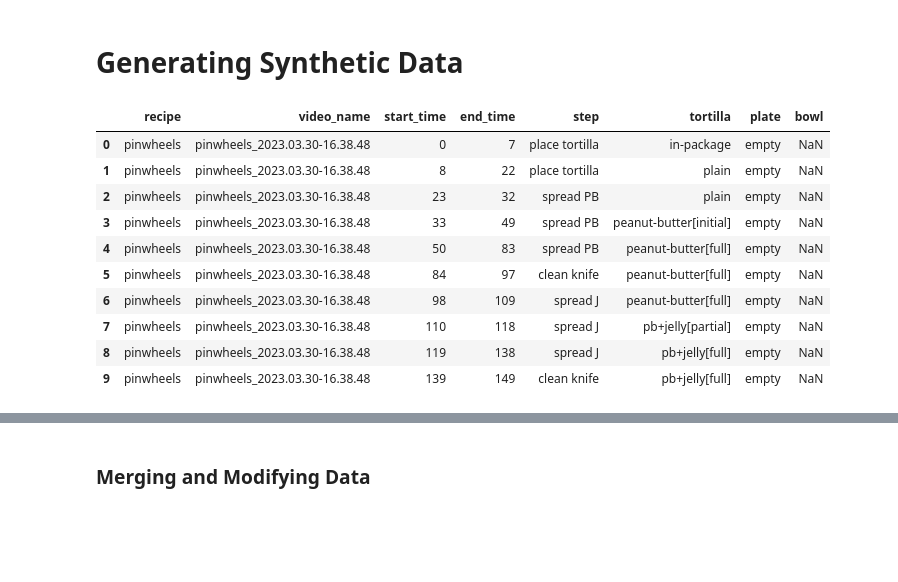
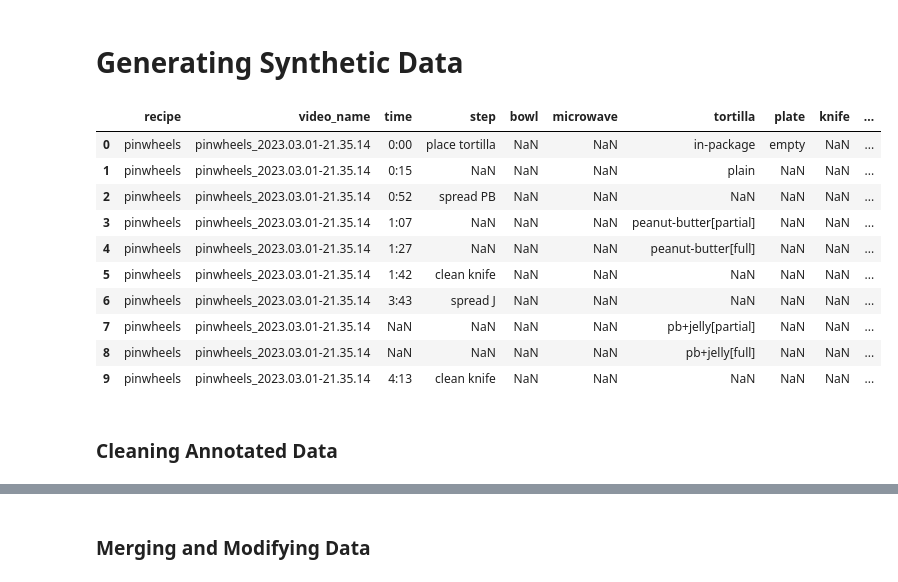
Before and after one commit to VIDA-NYU/tim-reasoning, a Jupyter notebook: scripts/data_generator/perception_object_states.ipynb, the cells around one changed output, grey strips where cells are left out. Cells and saved outputs as stored; diff of their text form; code cells hidden in the pictures; blank space fills up the shorter version.

```diff
--- a/scripts/data_generator/perception_object_states.ipynb
+++ b/scripts/data_generator/perception_object_states.ipynb
@@ -3,21 +3,3 @@
 # %%
 import pandas as pd
 from os.path import join
-# %%
-DATA_FOLDER = 'resource/perception_object_states'
-ANNOTATIONS_CSV = join(DATA_FOLDER, 'formatted_annotations.csv')
-
-annotations = pd.read_csv(ANNOTATIONS_CSV)
-annotations.head(10)
-# %% [output]
-|  | recipe | video_name | start_time | end_time | step | tortilla | plate | bowl |
-| 0 | pinwheels | pinwheels_2023.03.30-16.38.48 | 0 | 7 | place tortilla | in-package | empty | NaN |
-| 1 | pinwheels | pinwheels_2023.03.30-16.38.48 | 8 | 22 | place tortilla | plain | empty | NaN |
-| 2 | pinwheels | pinwheels_2023.03.30-16.38.48 | 23 | 32 | spread PB | plain | empty | NaN |
-| 3 | pinwheels | pinwheels_2023.03.30-16.38.48 | 33 | 49 | spread PB | peanut-butter[initial] | empty | NaN |
-| 4 | pinwheels | pinwheels_2023.03.30-16.38.48 | 50 | 83 | spread PB | peanut-butter[full] | empty | NaN |
-| 5 | pinwheels | pinwheels_2023.03.30-16.38.48 | 84 | 97 | clean knife | peanut-butter[full] | empty | NaN |
-| 6 | pinwheels | pinwheels_2023.03.30-16.38.48 | 98 | 109 | spread J | peanut-butter[full] | empty | NaN |
-| 7 | pinwheels | pinwheels_2023.03.30-16.38.48 | 110 | 118 | spread J | pb+jelly[partial] | empty | NaN |
-| 8 | pinwheels | pinwheels_2023.03.30-16.38.48 | 119 | 138 | spread J | pb+jelly[full] | empty | NaN |
-| 9 | pinwheels | pinwheels_2023.03.30-16.38.48 | 139 | 149 | clean knife | pb+jelly[full] | empty | NaN |
@@ -23,0 +9,18 @@ annotations.head(10)
+# %%
+raw_annotations_path = join(DATA_FOLDER, 'raw_annotations.csv')
+annotations = pd.read_csv(raw_annotations_path)
+annotations.head(10)
+# %% [output]
+|  | recipe | video_name | time | step | bowl | microwave | tortilla | plate | knife | ... |
+| 0 | pinwheels | pinwheels_2023.03.01-21.35.14 | 0:00 | place tortilla | NaN | NaN | in-package | empty | NaN | ... |
+| 1 | pinwheels | pinwheels_2023.03.01-21.35.14 | 0:15 | NaN | NaN | NaN | plain | NaN | NaN | ... |
+| 2 | pinwheels | pinwheels_2023.03.01-21.35.14 | 0:52 | spread PB | NaN | NaN | NaN | NaN | NaN | ... |
+| 3 | pinwheels | pinwheels_2023.03.01-21.35.14 | 1:07 | NaN | NaN | NaN | peanut-butter[partial] | NaN | NaN | ... |
+| 4 | pinwheels | pinwheels_2023.03.01-21.35.14 | 1:27 | NaN | NaN | NaN | peanut-butter[full] | NaN | NaN | ... |
+| 5 | pinwheels | pinwheels_2023.03.01-21.35.14 | 1:42 | clean knife | NaN | NaN | NaN | NaN | NaN | ... |
+| 6 | pinwheels | pinwheels_2023.03.01-21.35.14 | 3:43 | spread J | NaN | NaN | NaN | NaN | NaN | ... |
+| 7 | pinwheels | pinwheels_2023.03.01-21.35.14 | NaN | NaN | NaN | NaN | pb+jelly[partial] | NaN | NaN | ... |
+| 8 | pinwheels | pinwheels_2023.03.01-21.35.14 | NaN | NaN | NaN | NaN | pb+jelly[full] | NaN | NaN | ... |
+| 9 | pinwheels | pinwheels_2023.03.01-21.35.14 | 4:13 | clean knife | NaN | NaN | NaN | NaN | NaN | ... |
+# %% [markdown]
+### Cleaning Annotated Data
```
Also changed, not shown: parts of 9 cells of this notebook.
